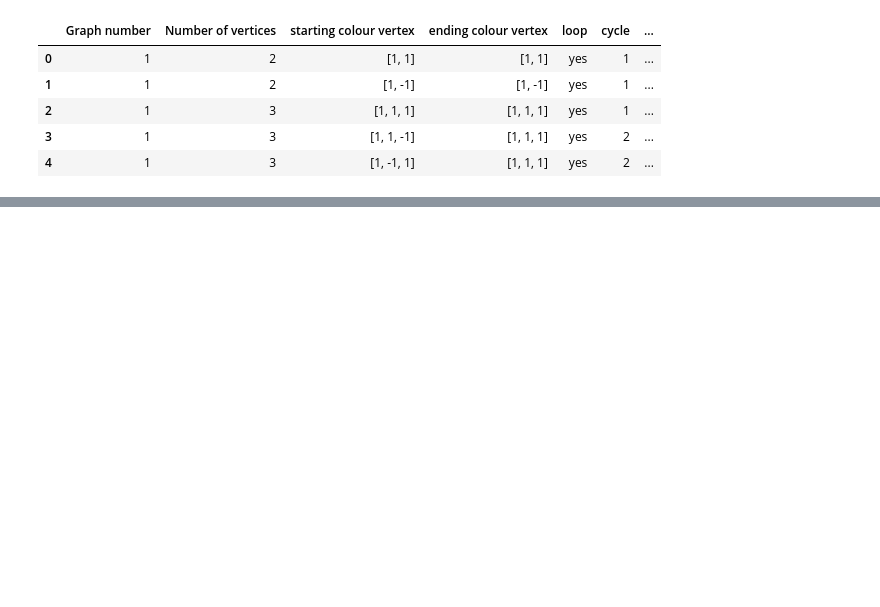
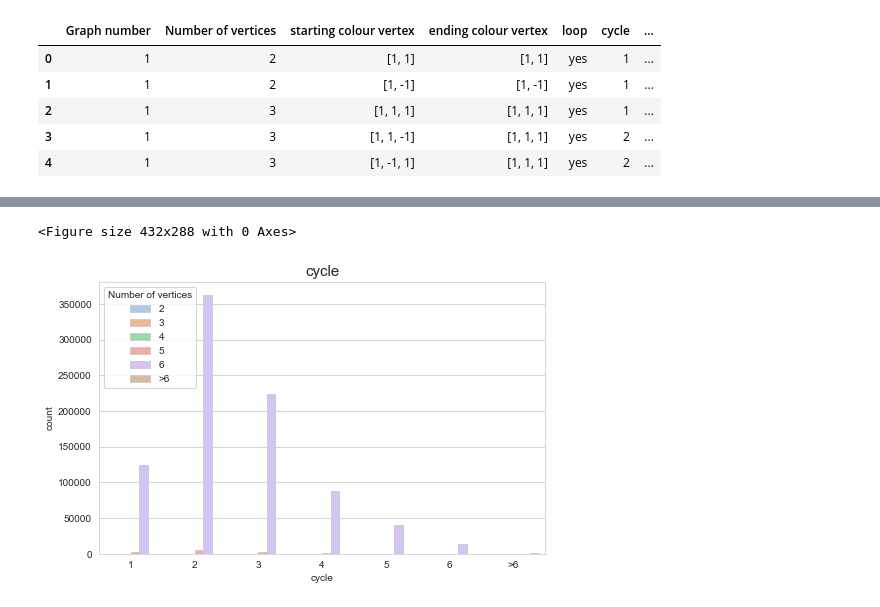
Before and after one commit to Sanskar-16/capstone, a Jupyter notebook: code/analysis.ipynb, the cells around one changed output, grey strips where cells are left out. Cells and saved outputs as stored; diff of their text form; code cells hidden in the pictures; blank space fills up the shorter version.

```diff
--- a/code/analysis.ipynb
+++ b/code/analysis.ipynb
@@ -16 +45,15 @@ df.head()
+# %%
+sns.set_style("whitegrid")
+sns.despine()
+# %% [output]
+<Figure size 432x288 with 0 Axes>
+# %%
+data = df.copy()
+data.loc[data['cycle'] > data['cycle'].quantile(0.99)] = '>6'
+plt.figure(figsize=(8,5))
+sns.countplot(x=data['cycle'].astype('str').sort_values(), palette = 'pastel', edgecolor = '0.8', hue = data['Number of vertices'])
+plt.title("cycle",fontsize=15)
+plt.show()
+# %% [output]
+[figure, added]
 # %%
```
Also changed, not shown: parts of 7 cells of this notebook, 1 other file.
